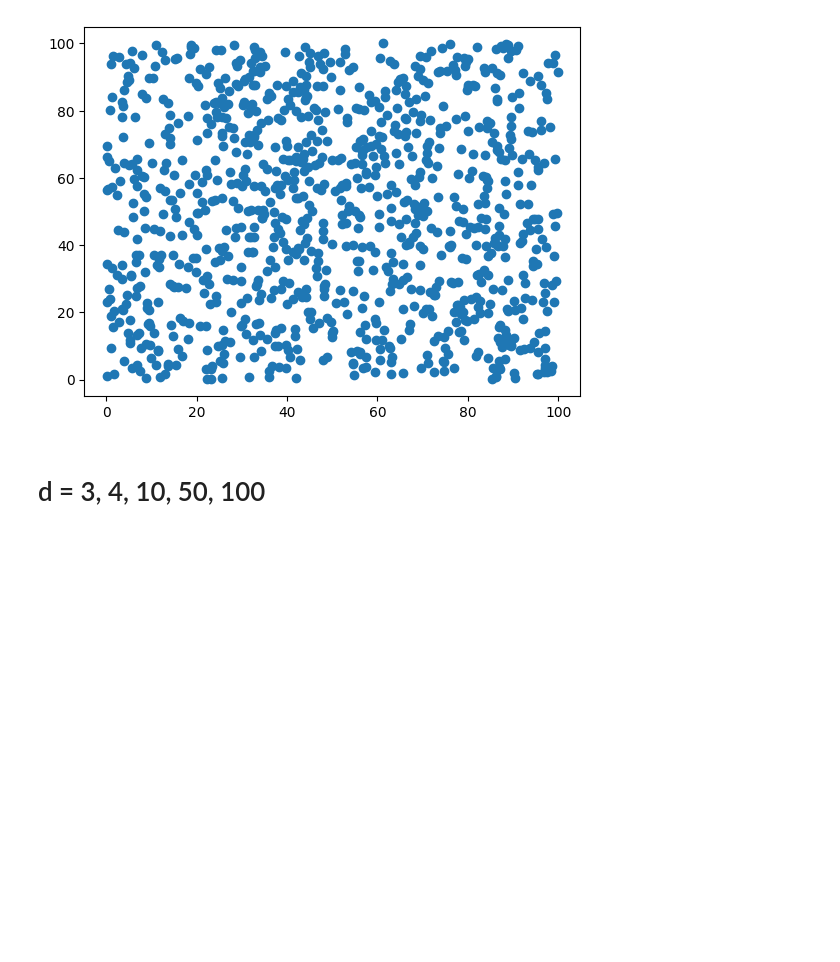
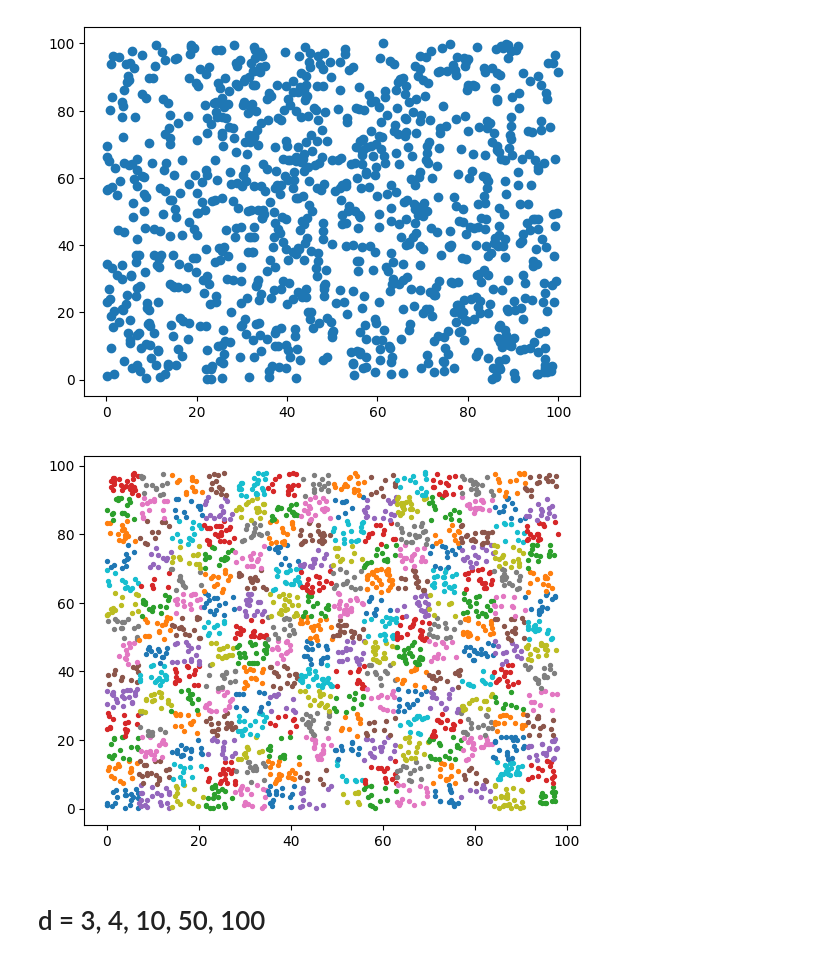
Before and after one commit to aayush01x/ML-assignments, a Jupyter notebook: Assignment-1.ipynb, the cells around one changed output. Cells and saved outputs as stored; diff of their text form; code cells hidden in the pictures; blank space fills up the shorter version.

```diff
--- a/Assignment-1.ipynb
+++ b/Assignment-1.ipynb
@@ -35,6 +35,20 @@ def solver(d):
 arr2 = solver(2);
 # %% [output]
 [figure]
+# %%
+r=7
+l = [0,100]
+lines = np.arange(l[0],l[1]+r,r)
+np.random.seed(101)
+points = np.random.uniform(0,100,size=(3000, 2))
+cells = [[[]for i in range(len(lines)-1)]for i in range(len(lines)-1)]
+for i in range(len(points)):
+    cells[min(int((points[i,0])/r),len(lines)-2)][min(int((points[i,1])/r),len(lines)-2)].append(i)
+for i in range(len(lines)-2):
+    for j in range(len(lines)-2):
+        plt.scatter(points[cells[i][j],0],points[cells[i][j],1],s = 8)
+# %% [output]
+[figure, added]
 # %% [markdown]
 # d = 3, 4, 10, 50, 100
 # %%
```
